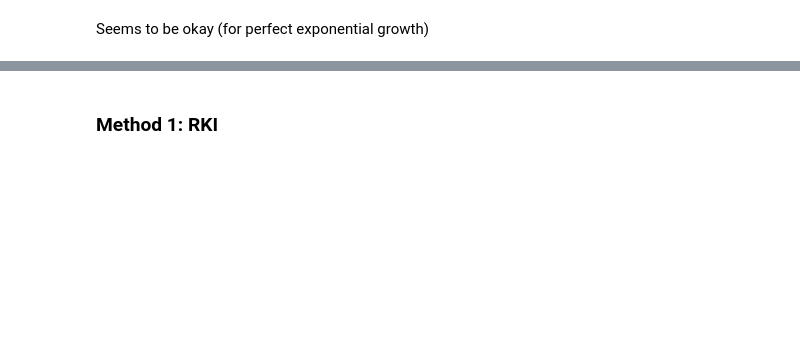
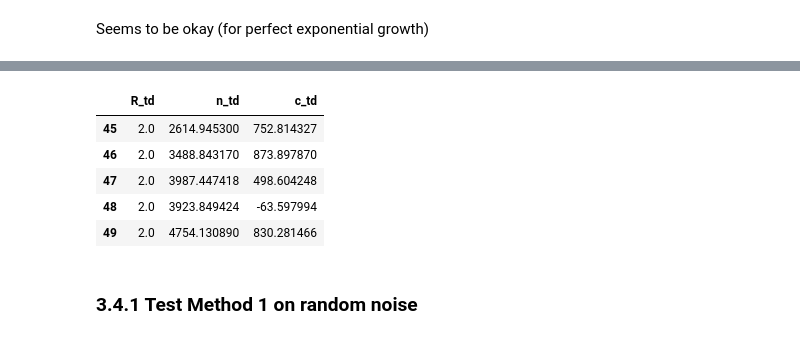
Before and after one commit to oscovida/oscovida, a Jupyter notebook: notebooks/r-factor.ipynb, the cells around one changed output, grey strips where cells are left out. Saved outputs shown, nothing was run; the diff lists cells and outputs as text; code cells hidden in the pictures; blank space fills up the shorter version.

```diff
--- a/notebooks/r-factor.ipynb
+++ b/notebooks/r-factor.ipynb
@@ -398,7 +487,14 @@ df.shape
 # %%
-df
+df.tail()
+# %% [output]
+|  | R_td | n_td | c_td |
+| 45 | 2.0 | 2614.945300 | 752.814327 |
+| 46 | 2.0 | 3488.843170 | 873.897870 |
+| 47 | 2.0 | 3987.447418 | 498.604248 |
+| 48 | 2.0 | 3923.849424 | -63.597994 |
+| 49 | 2.0 | 4754.130890 | 830.281466 |
-# %% [markdown]
-### Method 1: RKI
+# %% [markdown]
+### 3.4.1 Test Method 1 on random noise
 # %%
 df['mean4d'] = df['c_td'].rolling(4).mean()
 df['R_td-recon'] = df['mean4d'] / df['mean4d'].shift(4)
```
Also changed, not shown: parts of 82 cells of this notebook.
